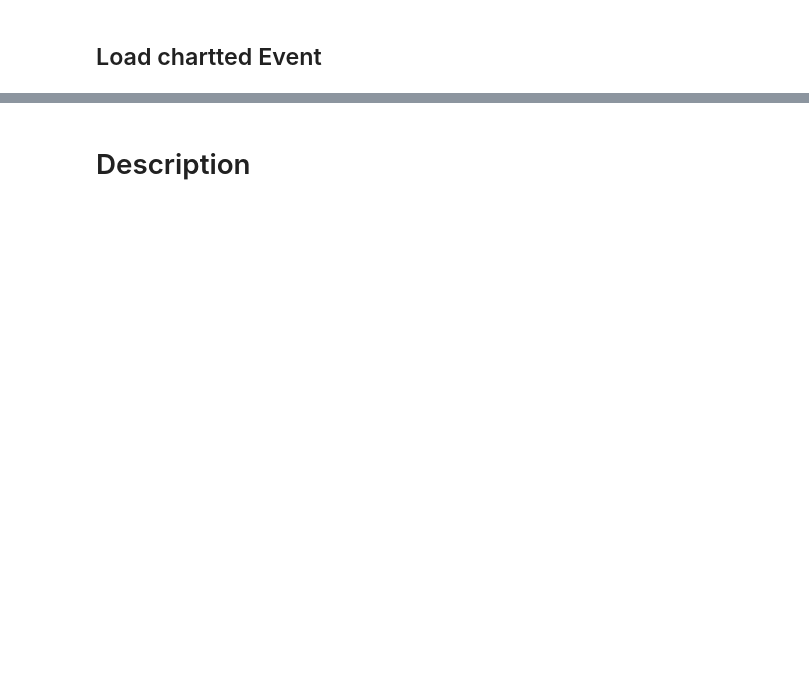
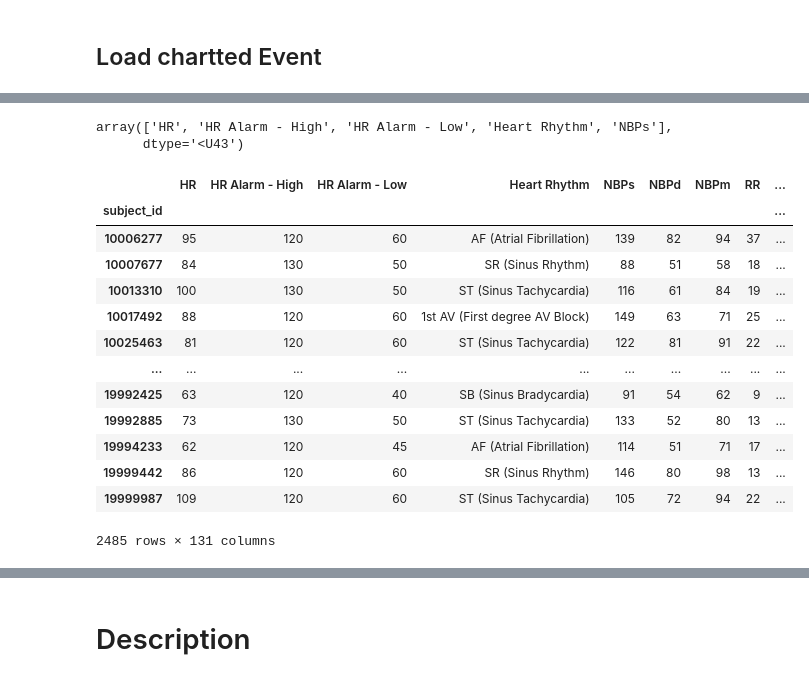
Before and after one commit to Wetiqe/MIMIC_I61, a Jupyter notebook: I61.ipynb, the cells around one changed output, grey strips where cells are left out. Saved outputs shown, nothing was run; the diff lists cells and outputs as text; code cells hidden in the pictures; blank space fills up the shorter version.

```diff
--- a/I61.ipynb
+++ b/I61.ipynb
@@ -229,0 +257,3 @@ charteve_raw.head()
+# %%
+chart_pivot= chart_event.pivot(index='subject_id', columns='itemid', values='value')
+chart_pivot.head()
@@ -229,0 +269,28 @@ charteve_raw.head()
+# %%
+item_dict = dict()
+for item_id in chart_pivot.columns:
+    item_dict[item_id] = item_names.loc[item_id, 'abbreviation']
+# %%
+feature_list = np.array(list(item_dict.values()))
+chart_pivot.columns=feature_list
+feature_list[:5]
+# %% [output]
+array(['HR', 'HR Alarm - High', 'HR Alarm - Low', 'Heart Rhythm', 'NBPs'],
+      dtype='<U43')
+# %%
+chart_pivot
+# %% [output]
+|  | HR | HR Alarm - High | HR Alarm - Low | Heart Rhythm | NBPs | NBPd | NBPm | RR | ... |
+| subject_id |  |  |  |  |  |  |  |  | ... |
+| 10006277 | 95 | 120 | 60 | AF (Atrial Fibrillation) | 139 | 82 | 94 | 37 | ... |
+| 10007677 | 84 | 130 | 50 | SR (Sinus Rhythm) | 88 | 51 | 58 | 18 | ... |
+| 10013310 | 100 | 130 | 50 | ST (Sinus Tachycardia) | 116 | 61 | 84 | 19 | ... |
+| 10017492 | 88 | 120 | 60 | 1st AV (First degree AV Block) | 149 | 63 | 71 | 25 | ... |
+| 10025463 | 81 | 120 | 60 | ST (Sinus Tachycardia) | 122 | 81 | 91 | 22 | ... |
+| ... | ... | ... | ... | ... | ... | ... | ... | ... | ... |
+| 19992425 | 63 | 120 | 40 | SB (Sinus Bradycardia) | 91 | 54 | 62 | 9 | ... |
+| 19992885 | 73 | 130 | 50 | ST (Sinus Tachycardia) | 133 | 52 | 80 | 13 | ... |
+| 19994233 | 62 | 120 | 45 | AF (Atrial Fibrillation) | 114 | 51 | 71 | 17 | ... |
+| 19999442 | 86 | 120 | 60 | SR (Sinus Rhythm) | 146 | 80 | 98 | 13 | ... |
+| 19999987 | 109 | 120 | 60 | ST (Sinus Tachycardia) | 105 | 72 | 94 | 22 | ... |
+2485 rows × 131 columns
```
Also changed, not shown: parts of 25 cells of this notebook.
